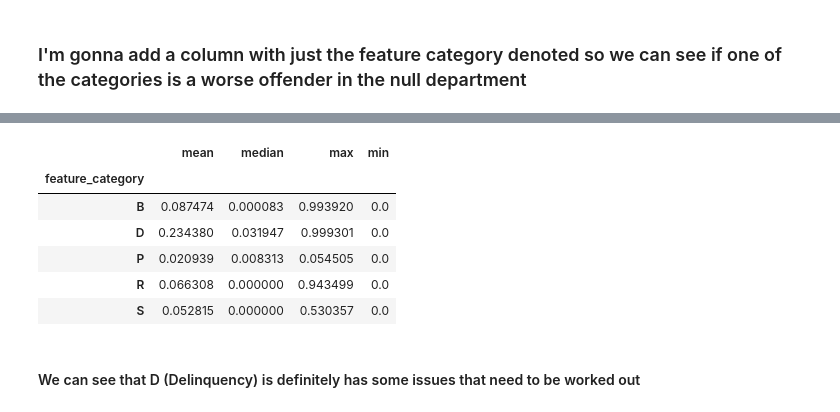
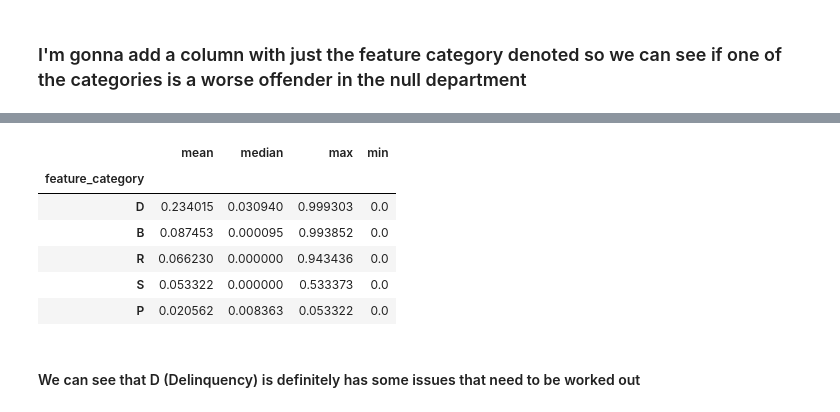
Before and after one commit to We-Need-More-RAM/amex_default_prediction, a Jupyter notebook: notebooks/ryan/2.0_checking_out_the_data.ipynb, the cells around one changed output, grey strips where cells are left out. Drawn from its saved outputs; the diff is of its cells as text; code cells hidden in the pictures.

```diff
--- a/notebooks/ryan/2.0_checking_out_the_data.ipynb
+++ b/notebooks/ryan/2.0_checking_out_the_data.ipynb
@@ -7,7 +9,7 @@ import pandas as pd
 # %% [markdown]
 ## Read in the data
 # %%
-X_df = pd.read_csv('../../data/raw/train_data.csv')
+X_df = pd.read_csv('../../data/prepared/train_data.csv')
 X_df
 # %% [output]
 |  | customer_ID | S_2 | P_2 | D_39 | B_1 | B_2 | R_1 | S_3 | D_41 | B_3 | ... | ... |
@@ -116,13 +125,13 @@ null_df
 # %%
-null_df.groupby('feature_category').percent_nulls.agg(['mean', 'median', 'max', 'min'])
+null_df.groupby('feature_category').percent_nulls.agg(['mean', 'median', 'max', 'min']).sort_values('mean', ascending=False)
 # %% [output]
 |  | mean | median | max | min |
 | feature_category |  |  |  |  |
-| B | 0.087474 | 0.000083 | 0.993920 | 0.0 |
-| D | 0.234380 | 0.031947 | 0.999301 | 0.0 |
-| P | 0.020939 | 0.008313 | 0.054505 | 0.0 |
-| R | 0.066308 | 0.000000 | 0.943499 | 0.0 |
-| S | 0.052815 | 0.000000 | 0.530357 | 0.0 |
+| D | 0.234015 | 0.030940 | 0.999303 | 0.0 |
+| B | 0.087453 | 0.000095 | 0.993852 | 0.0 |
+| R | 0.066230 | 0.000000 | 0.943436 | 0.0 |
+| S | 0.053322 | 0.000000 | 0.533373 | 0.0 |
+| P | 0.020562 | 0.008363 | 0.053322 | 0.0 |
 # %% [markdown]
 #### We can see that D (Delinquency) is definitely has some issues that need to be worked out
 # %% [markdown]
```
Also changed, not shown: parts of 12 cells of this notebook.
